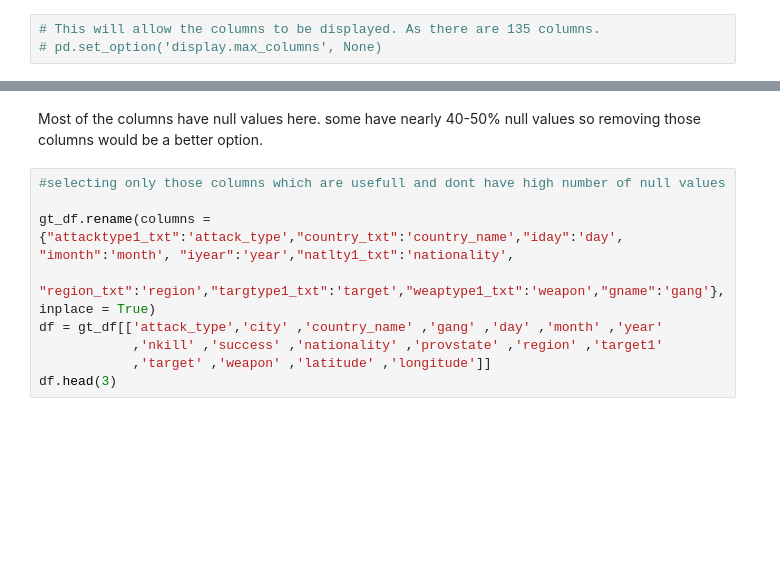
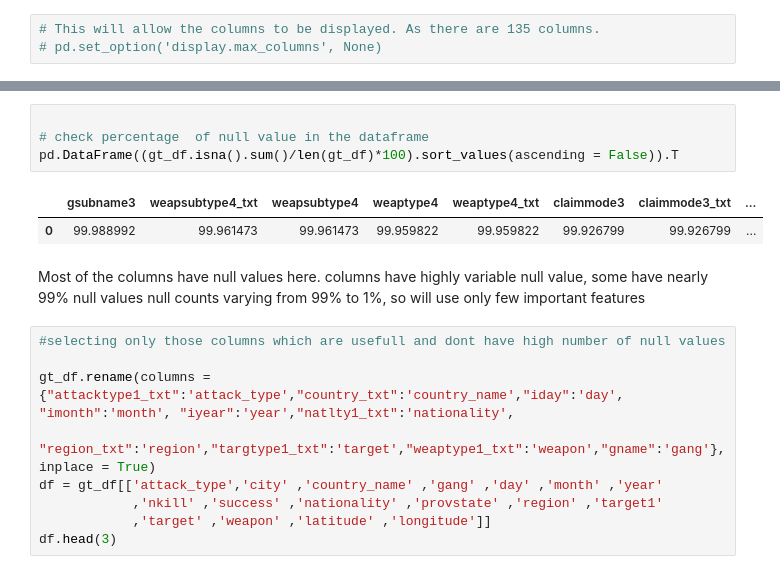
Before and after one commit to ashutosh-sharma-xi/Global-Terrorism-Analysis, a Jupyter notebook: Global_Terrorism_Analysis_Capstone_Project.ipynb, the cells around one changed output, grey strips where cells are left out. Cells and saved outputs as stored; diff of their text form; blank space fills up the shorter version.

```diff
--- a/Global_Terrorism_Analysis_Capstone_Project.ipynb
+++ b/Global_Terrorism_Analysis_Capstone_Project.ipynb
@@ -104,5 +133,12 @@ print(pd.DataFrame(gt_df.isna().sum()).T)
+# %%
+
+# check percentage  of null value in the dataframe
+pd.DataFrame((gt_df.isna().sum()/len(gt_df)*100).sort_values(ascending = False)).T
+# %% [output]
+|  | gsubname3 | weapsubtype4_txt | weapsubtype4 | weaptype4 | weaptype4_txt | claimmode3 | claimmode3_txt | ... |
+| 0 | 99.988992 | 99.961473 | 99.961473 | 99.959822 | 99.959822 | 99.926799 | 99.926799 | ... |
 # %% [markdown]
- Most of the columns have null values here. some have nearly 40-50% null values so removing those columns would be a better option.
+ Most of the columns have null values here.  columns have highly variable null value, some have nearly 99% null values null counts varying from 99% to 1%, so  will use only few important features
 # %%
 #selecting only those columns which are usefull and dont have high number of null values
 
```
Also changed, not shown: parts of 54 cells of this notebook.
